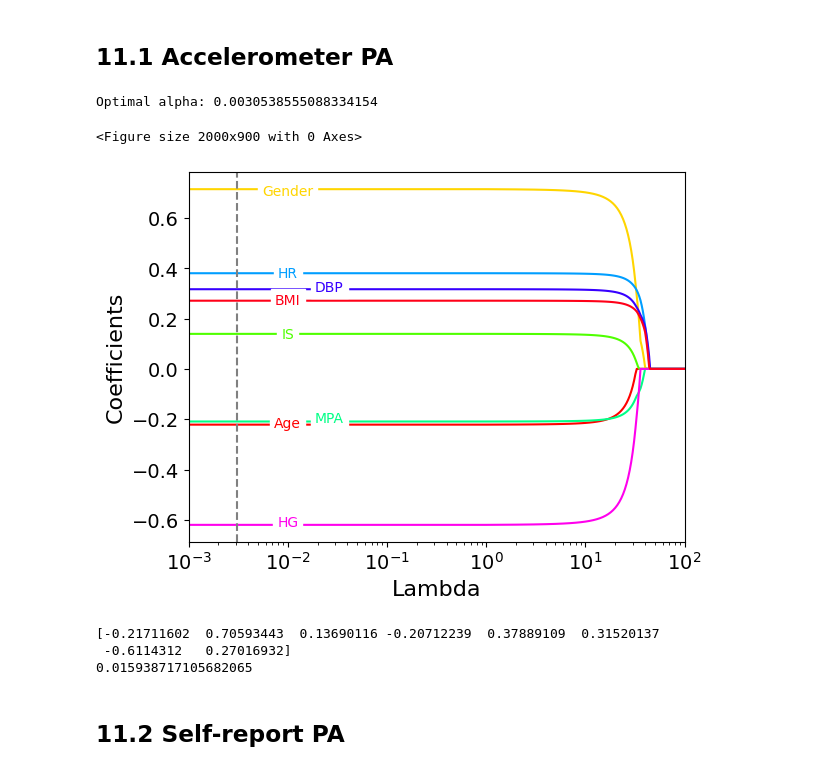
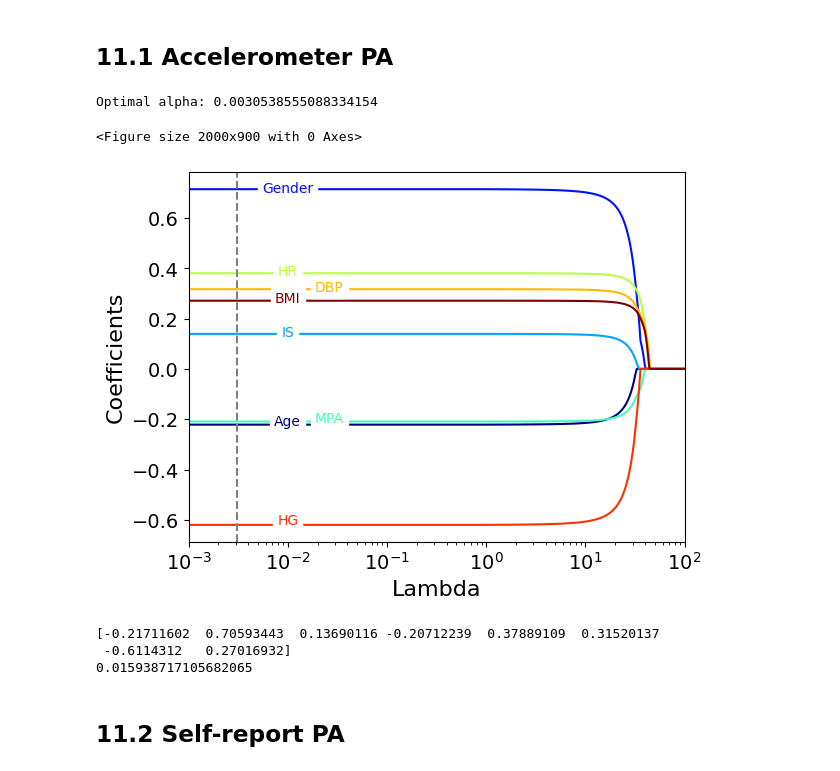
Before and after one commit to ivychad/Physical-Activity-BrainAGE, a Jupyter notebook: 3A Analysis.ipynb, the cells around one changed output. Drawn from its saved outputs; the diff is of its cells as text; code cells hidden in the pictures.

Commit message:
lasso

```diff
--- a/3A Analysis.ipynb
+++ b/3A Analysis.ipynb
@@ -1200,8 +1203,15 @@ lassocv = LassoCV(alphas = alphas).fit(X,Y)
 best_alpha = lassocv.alpha_
 print("Optimal alpha:", best_alpha)
 
+# Get the coefficients of the Lasso model at the best lambda value
+lasso = Lasso(alpha=best_alpha)
+lasso.fit(X, Y)
+coefficients = lasso.coef_
+r_squared = lasso.score(X,Y)
 
-cmap = cm.get_cmap('hsv')
+
+
+cmap = cm.get_cmap('jet')
 plt.figure(figsize=(20,9))
 coefs.plot(kind='line', colormap=cmap)
 #plt.plot(coefs, color=cm.plasma([np.linspace(0,1,12)]))
@@ -1214,40 +1224,35 @@ for i, column in enumerate(columns):
         plt.annotate(column, (1e-2, y_pos), textcoords="offset points", xytext=(30, -1),
                      ha='center', fontsize=10, color=color, bbox=dict(boxstyle='square', facecolor='white', edgecolor="white"))
     elif i == 3:
         plt.annotate(column, (1e-2, y_pos), textcoords="offset points", xytext=(30, -1),
                      ha='center', fontsize=10, color=color, bbox=dict(boxstyle='square', facecolor='white', edgecolor="white"))
     else:
-        plt.annotate(column, (1e-2, y_pos), textcoords="offset points", xytext=(0, -2.5),
+        plt.annotate(column, (1e-2, y_pos), textcoords="offset points", xytext=(0, -1),
                      ha='center', fontsize=10, color=color, bbox=dict(boxstyle='square', facecolor='white',edgecolor="white"))
 
 plt.xticks(alphas, fontsize = 14)
 plt.yticks(fontsize = 14)
 plt.xscale("log")
 plt.axvline(x = best_alpha, color = 'gray', linestyle='dashed')
 plt.axis('tight')
 plt.xlabel('Lambda', fontsize = 16)
 plt.xlim(0.001, 100)
 plt.ylabel('Coefficients', fontsize = 16)
 #plt.title('Lasso coefficients as a function of alpha')
 #plt.legend(columns, bbox_to_anchor=(1.01, 1.02), loc='upper left')
 plt.legend().set_visible(False)
 plt.show()
 
 
 
-# Get the coefficients of the Lasso model at the best lambda value
-lasso = Lasso(alpha=best_alpha)
-lasso.fit(X, Y)
-coefficients = lasso.coef_
-r_squared = lasso.score(X,Y)
 
 # Print the coefficients
 print(coefficients)
 print(r_squared)
 # %% [output]
 Optimal alpha: 0.0030538555088334154
 <Figure size 2000x900 with 0 Axes>
-[figure, old version]
+[figure, new version]
 [-0.21711602  0.70593443  0.13690116 -0.20712239  0.37889109  0.31520137
  -0.6114312   0.27016932]
 0.015938717105682065
```
Also changed, not shown: parts of 20 cells of this notebook.
